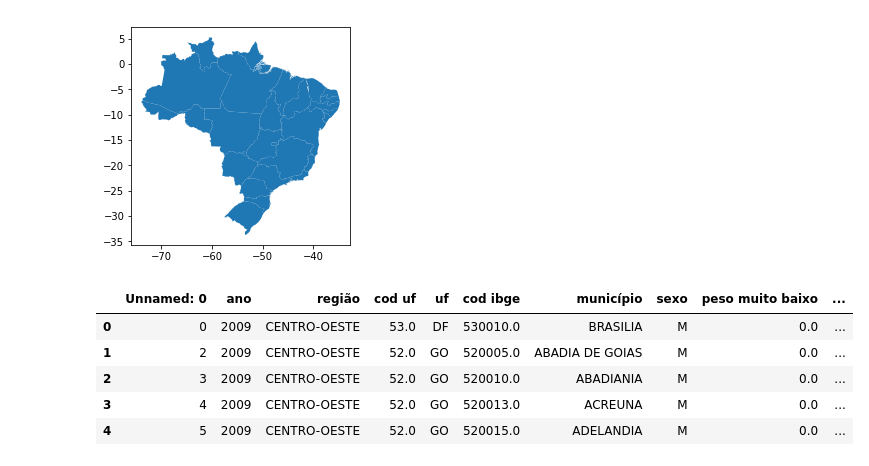
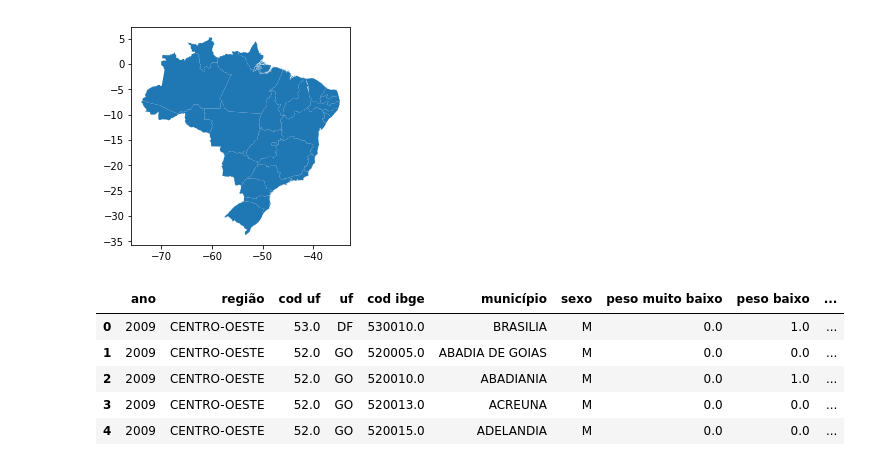
Before and after one commit to PedroVitorino-ICS/ICD_20182, a Jupyter notebook: map_plot.ipynb, the cells around one changed output. Drawn from its saved outputs; the diff is of its cells as text; code cells hidden in the pictures.

```diff
--- a/map_plot.ipynb
+++ b/map_plot.ipynb
@@ -18,11 +19,12 @@ geodf.plot()
 [figure]
 # %%
 df = pd.read_csv('../DfUnic.csv')
+df = df.drop(columns={df.columns[0]})
 df.head()
 # %% [output]
-|  | Unnamed: 0 | ano | região | cod uf | uf | cod ibge | município | sexo | peso muito baixo | ... |
-| 0 | 0 | 2009 | CENTRO-OESTE | 53.0 | DF | 530010.0 | BRASILIA | M | 0.0 | ... |
-| 1 | 2 | 2009 | CENTRO-OESTE | 52.0 | GO | 520005.0 | ABADIA DE GOIAS | M | 0.0 | ... |
-| 2 | 3 | 2009 | CENTRO-OESTE | 52.0 | GO | 520010.0 | ABADIANIA | M | 0.0 | ... |
-| 3 | 4 | 2009 | CENTRO-OESTE | 52.0 | GO | 520013.0 | ACREUNA | M | 0.0 | ... |
-| 4 | 5 | 2009 | CENTRO-OESTE | 52.0 | GO | 520015.0 | ADELANDIA | M | 0.0 | ... |
+|  | ano | região | cod uf | uf | cod ibge | município | sexo | peso muito baixo | peso baixo | ... |
+| 0 | 2009 | CENTRO-OESTE | 53.0 | DF | 530010.0 | BRASILIA | M | 0.0 | 1.0 | ... |
+| 1 | 2009 | CENTRO-OESTE | 52.0 | GO | 520005.0 | ABADIA DE GOIAS | M | 0.0 | 0.0 | ... |
+| 2 | 2009 | CENTRO-OESTE | 52.0 | GO | 520010.0 | ABADIANIA | M | 0.0 | 1.0 | ... |
+| 3 | 2009 | CENTRO-OESTE | 52.0 | GO | 520013.0 | ACREUNA | M | 0.0 | 0.0 | ... |
+| 4 | 2009 | CENTRO-OESTE | 52.0 | GO | 520015.0 | ADELANDIA | M | 0.0 | 0.0 | ... |
```
Also changed, not shown: parts of 3 cells of this notebook.
